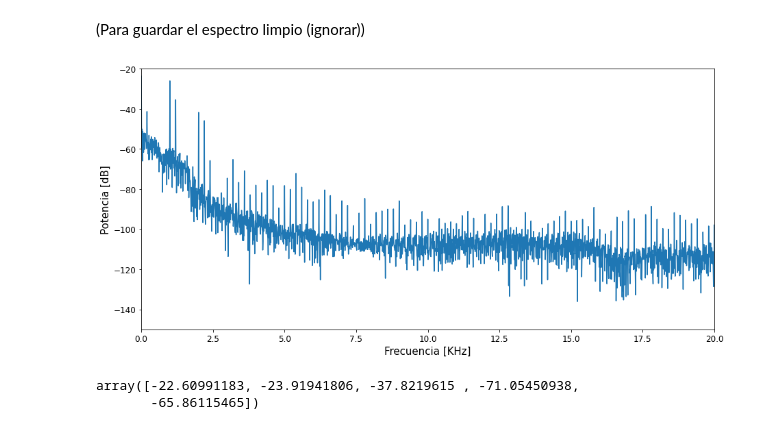
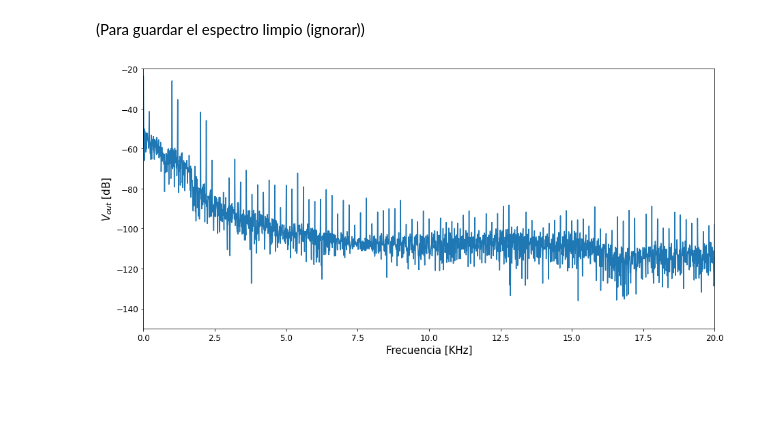
Before and after one commit to vecheto/astro_experimental, a Jupyter notebook: Tarea 3/codigo.ipynb, the cells around one changed output. Cells and saved outputs as stored; diff of their text form; code cells hidden in the pictures; blank space fills up the shorter version.

```diff
--- a/Tarea 3/codigo.ipynb
+++ b/Tarea 3/codigo.ipynb
@@ -318,18 +298,13 @@ datos4=pd.read_table('circuitos/circuito4clean.txt',header=0, sep=' ')
 # %%
 plt.figure(figsize=(15,7))
 plt.xticks(fontsize=12)
 plt.yticks(fontsize=12)
 plt.plot(datos4['Freq.']/1000, datos4['V(out)'])
 plt.xlim(0,20)
 plt.ylim(-150,-20)
 plt.xlabel('Frecuencia [KHz]', size=15)
-plt.ylabel('Potencia [dB]', size=15)
+plt.ylabel('$V_{out}$ [dB]', size=15)
 plt.savefig('espectrocircuito4')
 plt.show()
 # %% [output]
-[figure, old version]
+[figure, new version]
-# %%
-arm
-# %% [output]
-array([-22.60991183, -23.91941806, -37.8219615 , -71.05450938,
-       -65.86115465])
```
Also changed, not shown: parts of 10 cells of this notebook, 48 other files.
